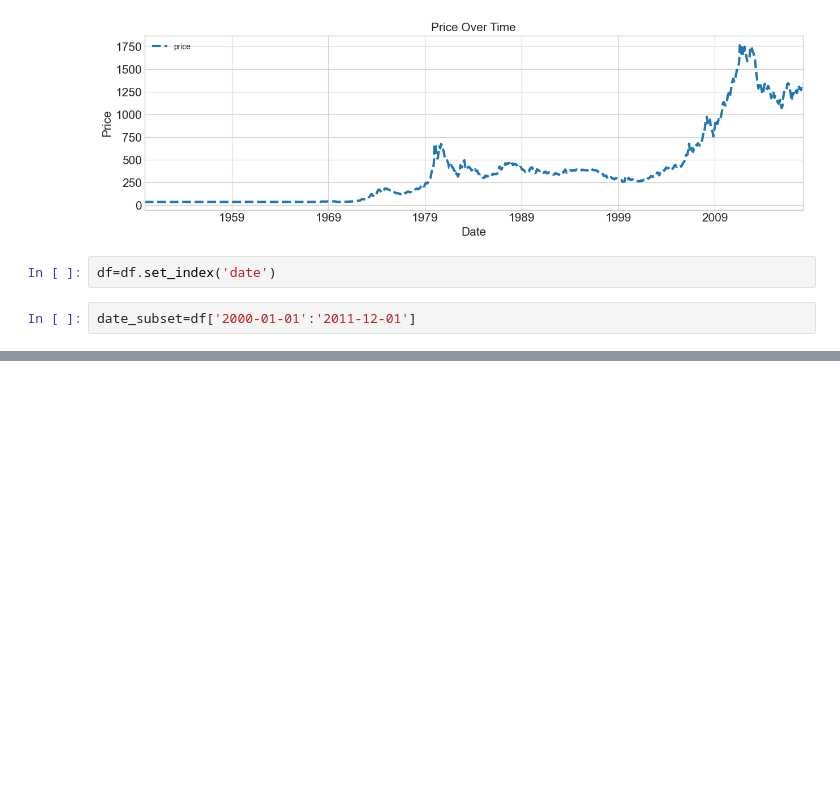
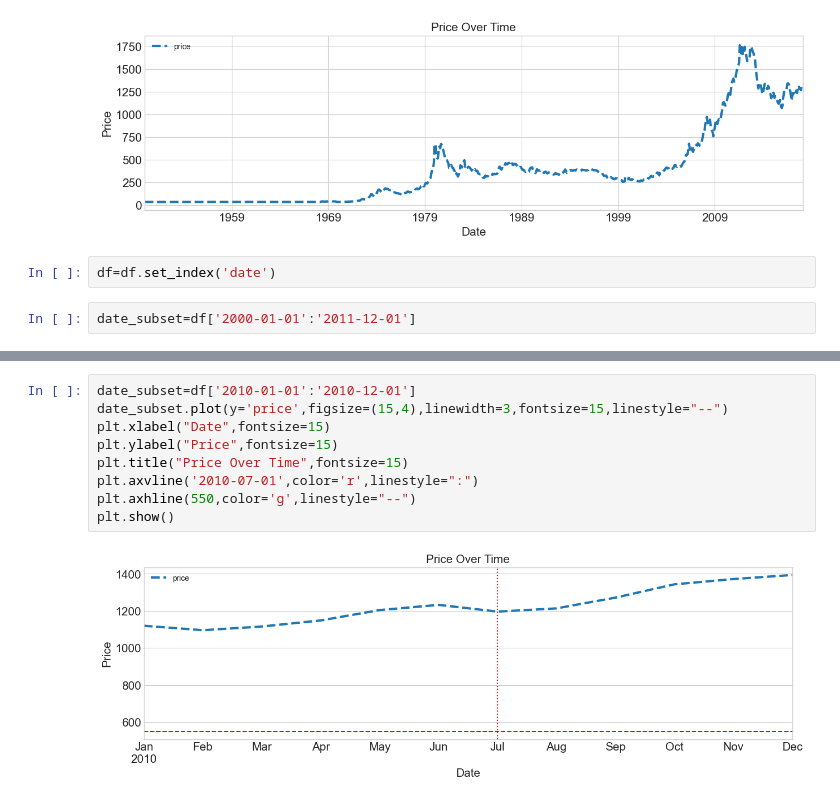
Before and after one commit to sachin5031/Python_Data_Visualization, a Jupyter notebook: TimeSeriesPlotting.ipynb, the cells around one changed output, grey strips where cells are left out. Saved outputs shown, nothing was run; the diff lists cells and outputs as text; blank space fills up the shorter version.

```diff
--- a/TimeSeriesPlotting.ipynb
+++ b/TimeSeriesPlotting.ipynb
@@ -98,3 +98,14 @@ KeyError: 'date'
+# %%
+date_subset=df['2010-01-01':'2010-12-01']
+date_subset.plot(y='price',figsize=(15,4),linewidth=3,fontsize=15,linestyle="--")
+plt.xlabel("Date",fontsize=15)
+plt.ylabel("Price",fontsize=15)
+plt.title("Price Over Time",fontsize=15)
+plt.axvline('2010-07-01',color='r',linestyle=":")
+plt.axhline(550,color='g',linestyle="--")
+plt.show()
+# %% [output]
+[figure, added]
 # %%
 date_subset=df['2010-01-01':'2010-12-01']
 date_subset.plot(figsize=(15,4),linewidth=3,fontsize=15,marker='o')
```
Also changed, not shown: parts of 2 cells of this notebook.
